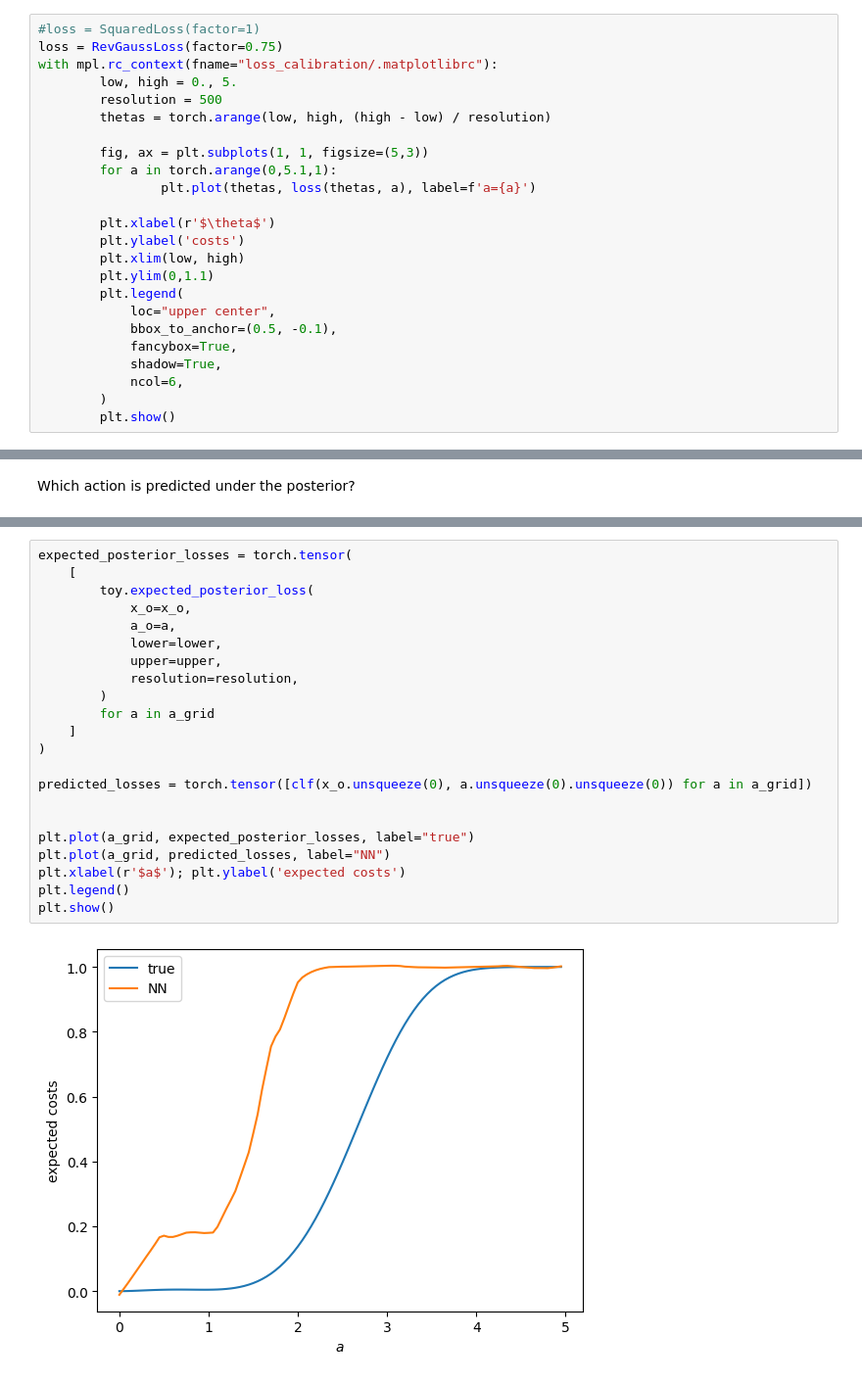
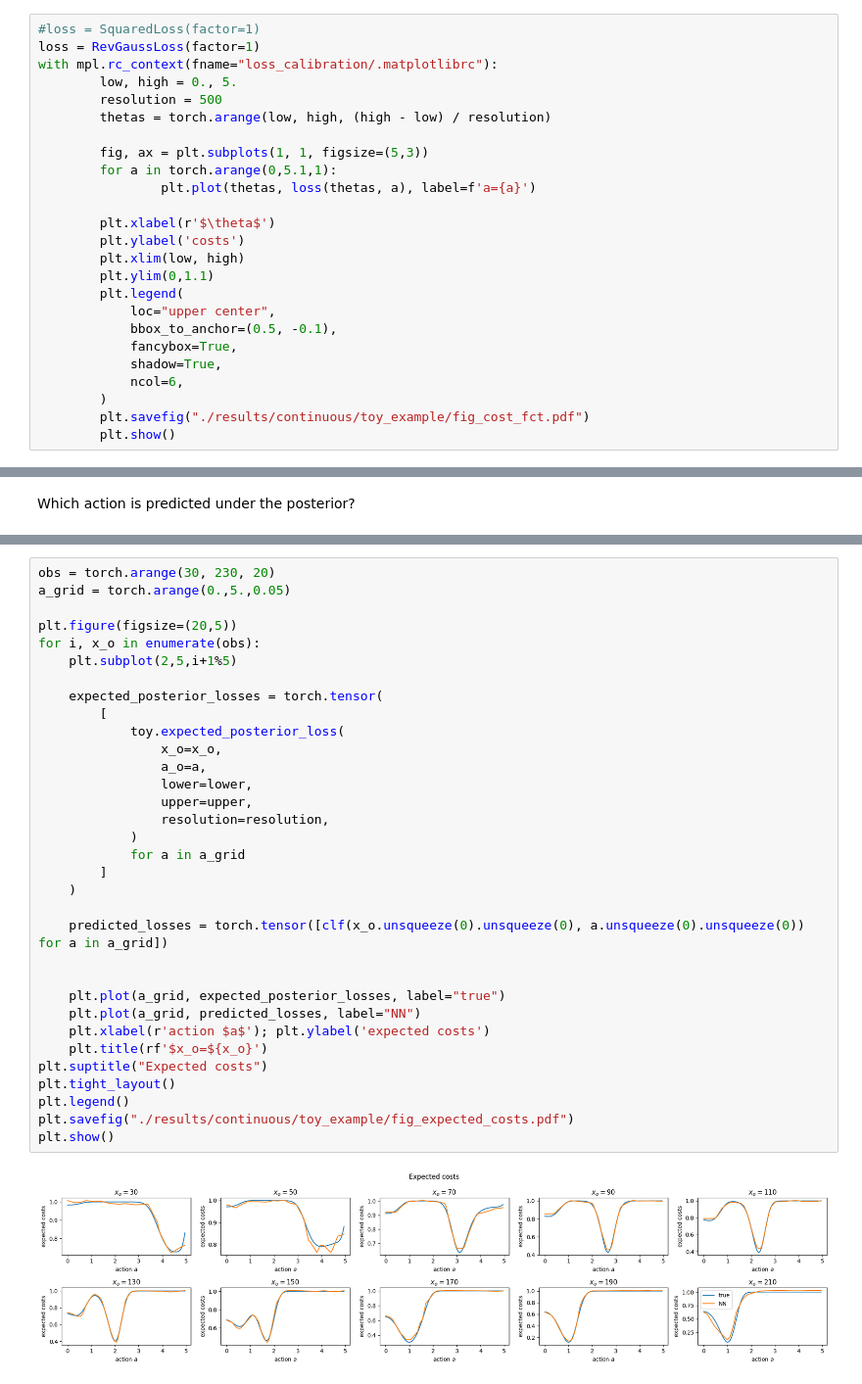
Before and after one commit to mackelab/amortized-decision-making, a Jupyter notebook: scripts/continous_toy_cont_action.ipynb, the cells around one changed output, grey strips where cells are left out. Shown at 98% size. Cells and saved outputs as stored; diff of their text form.

```diff
--- a/scripts/continous_toy_cont_action.ipynb
+++ b/scripts/continous_toy_cont_action.ipynb
@@ -66,7 +67,7 @@ Load data from './data/toy_example', device = cpu.
 #### Cost function
 # %%
 #loss = SquaredLoss(factor=1)
-loss = RevGaussLoss(factor=0.75)
+loss = RevGaussLoss(factor=1)
 with mpl.rc_context(fname="loss_calibration/.matplotlibrc"):
         low, high = 0., 5.
         resolution = 500
@@ -87,5 +88,6 @@ with mpl.rc_context(fname="loss_calibration/.matplotlibrc"):
             shadow=True,
             ncol=6,
         )
+        plt.savefig("./results/continuous/toy_example/fig_cost_fct.pdf")
         plt.show()
 # %% [output]
@@ -211,24 +233,35 @@ torch.Size([1, 1])
 # %%
-expected_posterior_losses = torch.tensor(
-    [
-        toy.expected_posterior_loss(
-            x_o=x_o,
-            a_o=a,
-            lower=lower,
-            upper=upper,
-            resolution=resolution,
-        )
-        for a in a_grid
-    ]
-)
+obs = torch.arange(30, 230, 20)
+a_grid = torch.arange(0.,5.,0.05)
 
-predicted_losses = torch.tensor([clf(x_o.unsqueeze(0), a.unsqueeze(0).unsqueeze(0)) for a in a_grid])
+plt.figure(figsize=(20,5))
+for i, x_o in enumerate(obs):
+    plt.subplot(2,5,i+1%5)
+
+    expected_posterior_losses = torch.tensor(
+        [
+            toy.expected_posterior_loss(
+                x_o=x_o,
+                a_o=a,
+                lower=lower,
+                upper=upper,
+                resolution=resolution,
+            )
+            for a in a_grid
+        ]
+    )
+
+    predicted_losses = torch.tensor([clf(x_o.unsqueeze(0).unsqueeze(0), a.unsqueeze(0).unsqueeze(0)) for a in a_grid])
 
 
-plt.plot(a_grid, expected_posterior_losses, label="true")
-plt.plot(a_grid, predicted_losses, label="NN")
-plt.xlabel(r'$a$'); plt.ylabel('expected costs')
+    plt.plot(a_grid, expected_posterior_losses, label="true")
+    plt.plot(a_grid, predicted_losses, label="NN")
+    plt.xlabel(r'action $a$'); plt.ylabel('expected costs')
+    plt.title(rf'$x_o=${x_o}')
+plt.suptitle("Expected costs")
+plt.tight_layout()
 plt.legend()
+plt.savefig("./results/continuous/toy_example/fig_expected_costs.pdf")
 plt.show()
 # %% [output]
-[figure, old version]
+[figure, new version]
```
Also changed, not shown: parts of 21 cells of this notebook, 1 other file.
